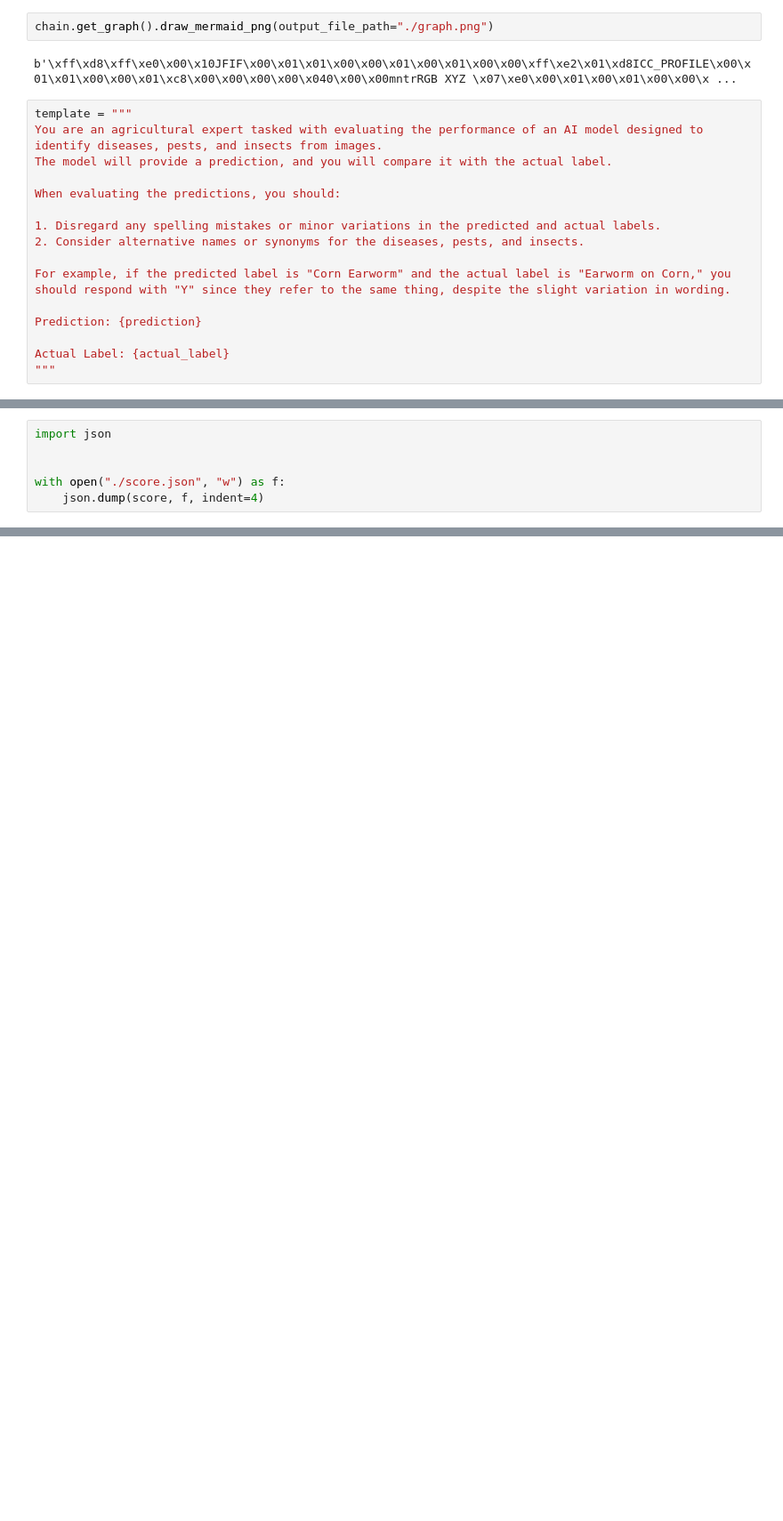
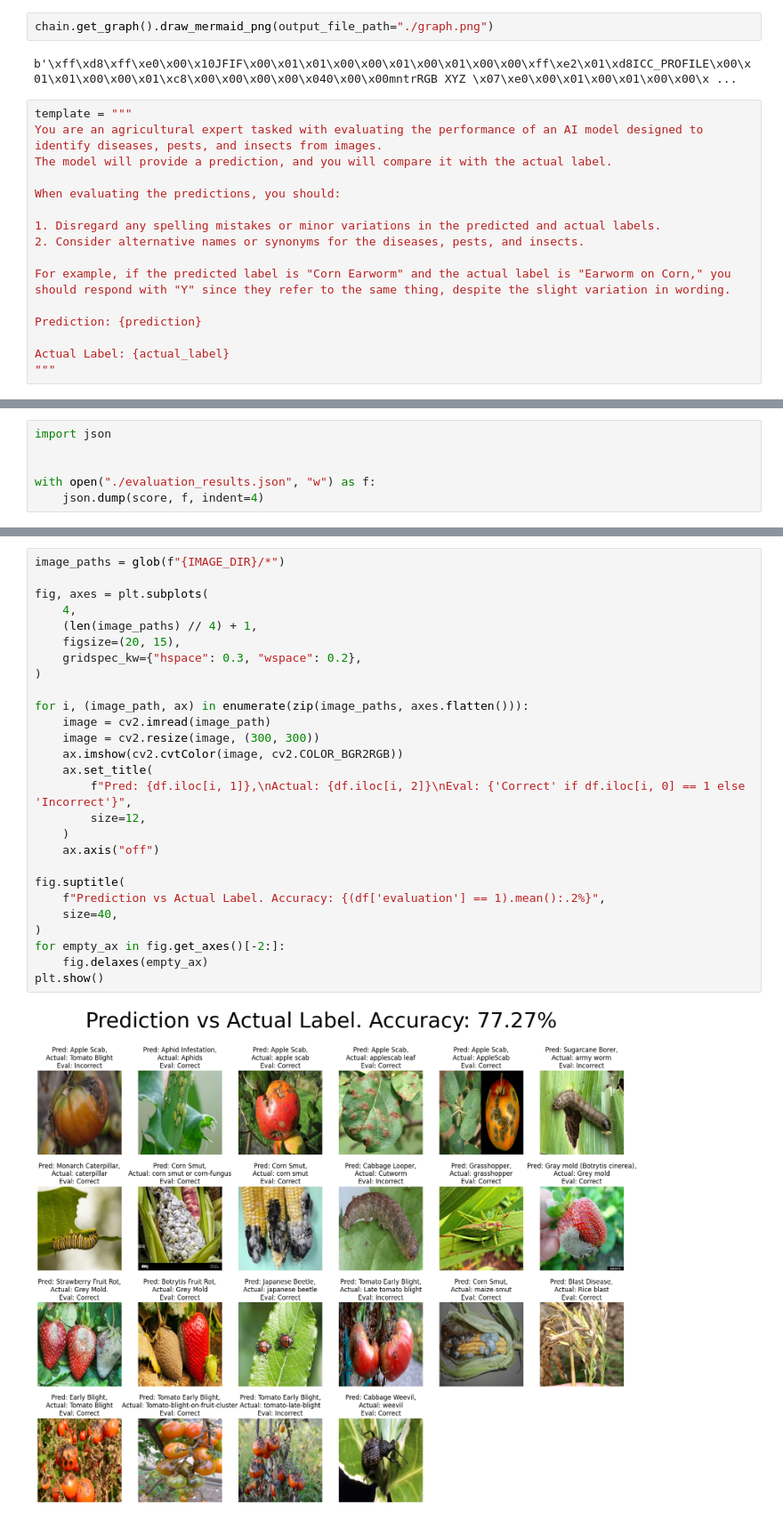
Before and after one commit to K-RED90/Cropify-AI, a Jupyter notebook: evaluator.ipynb, the cells around one changed output, grey strips where cells are left out. Shown at 89% size. Saved outputs shown, nothing was run; the diff lists cells and outputs as text; blank space fills up the shorter version.

```diff
--- a/evaluator.ipynb
+++ b/evaluator.ipynb
@@ -123,5 +124,5 @@ label='crop_disease'
 import json
 
 
-with open("./score.json", "w") as f:
+with open("./evaluation_results.json", "w") as f:
     json.dump(score, f, indent=4)
@@ -130,0 +149,29 @@ with open("./score.json", "w") as f:
+# %%
+image_paths = glob(f"{IMAGE_DIR}/*")
+
+fig, axes = plt.subplots(
+    4,
+    (len(image_paths) // 4) + 1,
+    figsize=(20, 15),
+    gridspec_kw={"hspace": 0.3, "wspace": 0.2},
+)
+
+for i, (image_path, ax) in enumerate(zip(image_paths, axes.flatten())):
+    image = cv2.imread(image_path)
+    image = cv2.resize(image, (300, 300))
+    ax.imshow(cv2.cvtColor(image, cv2.COLOR_BGR2RGB))
+    ax.set_title(
+        f"Pred: {df.iloc[i, 1]},\nActual: {df.iloc[i, 2]}\nEval: {'Correct' if df.iloc[i, 0] == 1 else 'Incorrect'}",
+        size=12,
+    )
+    ax.axis("off")
+
+fig.suptitle(
+    f"Prediction vs Actual Label. Accuracy: {(df['evaluation'] == 1).mean():.2%}",
+    size=40,
+)
+for empty_ax in fig.get_axes()[-2:]:
+    fig.delaxes(empty_ax)
+plt.show()
+# %% [output]
+[figure, added]
```
Also changed, not shown: parts of 7 cells of this notebook, 8 other files.
